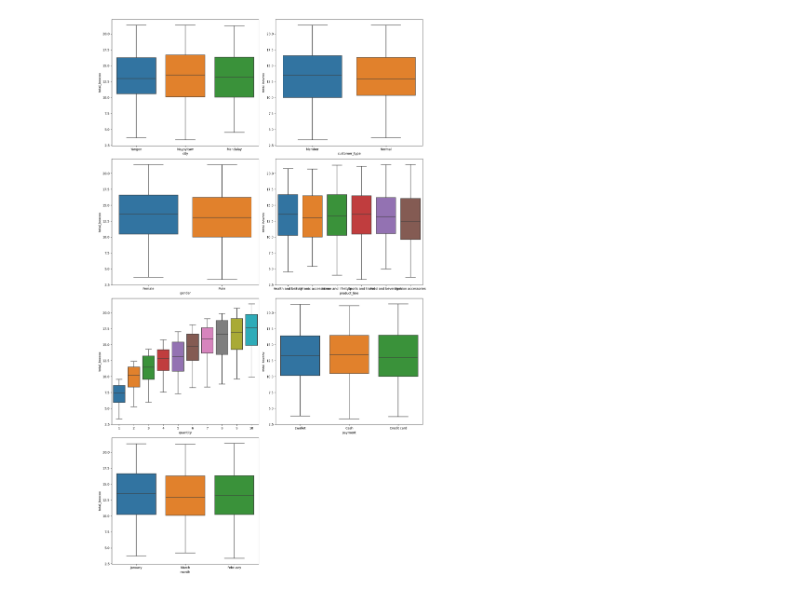
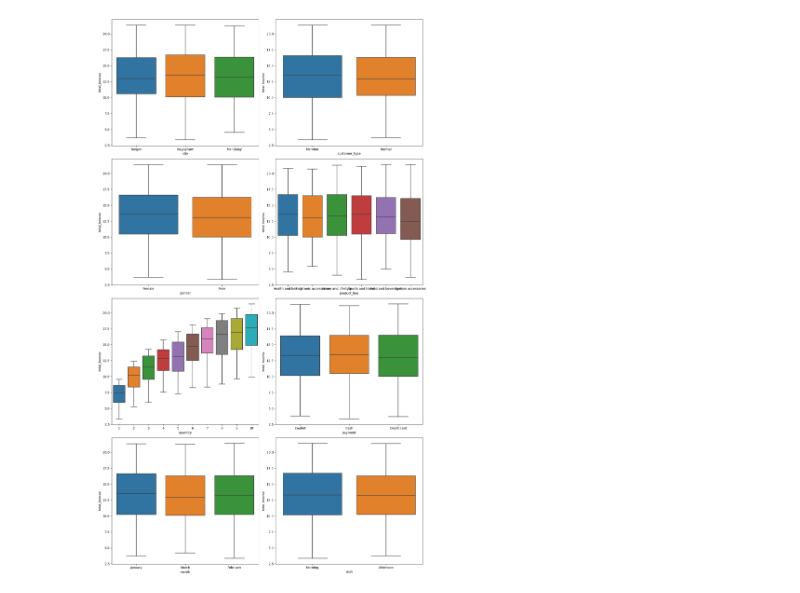
Before and after one commit to NataliaBarquin/Adalab_Pair_programming_5_machine_learning, a Jupyter notebook: Pair_ML8_encoding.ipynb, the cells around one changed output. Cells and saved outputs as stored; diff of their text form; code cells hidden in the pictures.

```diff
--- a/Pair_ML8_encoding.ipynb
+++ b/Pair_ML8_encoding.ipynb
@@ -32,14 +24,13 @@ AttributeError: Can't get attribute '_unpickle_block' on <module 'pandas._libs.i
 # %%
 fig, axes = plt.subplots(4, 2, figsize=(15, 25))
 axes = axes.flat
 
 lista_super = ["city", "customer_type", "gender", "product_line", "quantity", "payment", "month", "shift"]
 
 for indice, elemento in enumerate(lista_super):
     sns.boxplot(x = elemento, y = "total_boxcox", data = df, ax=axes[indice])
 
 plt.tight_layout()
-fig.delaxes(axes[-1])
 plt.show()
 # %% [output]
-[figure, old version]
+[figure, new version]
```
Also changed, not shown: parts of 21 cells of this notebook, 9 other files.
